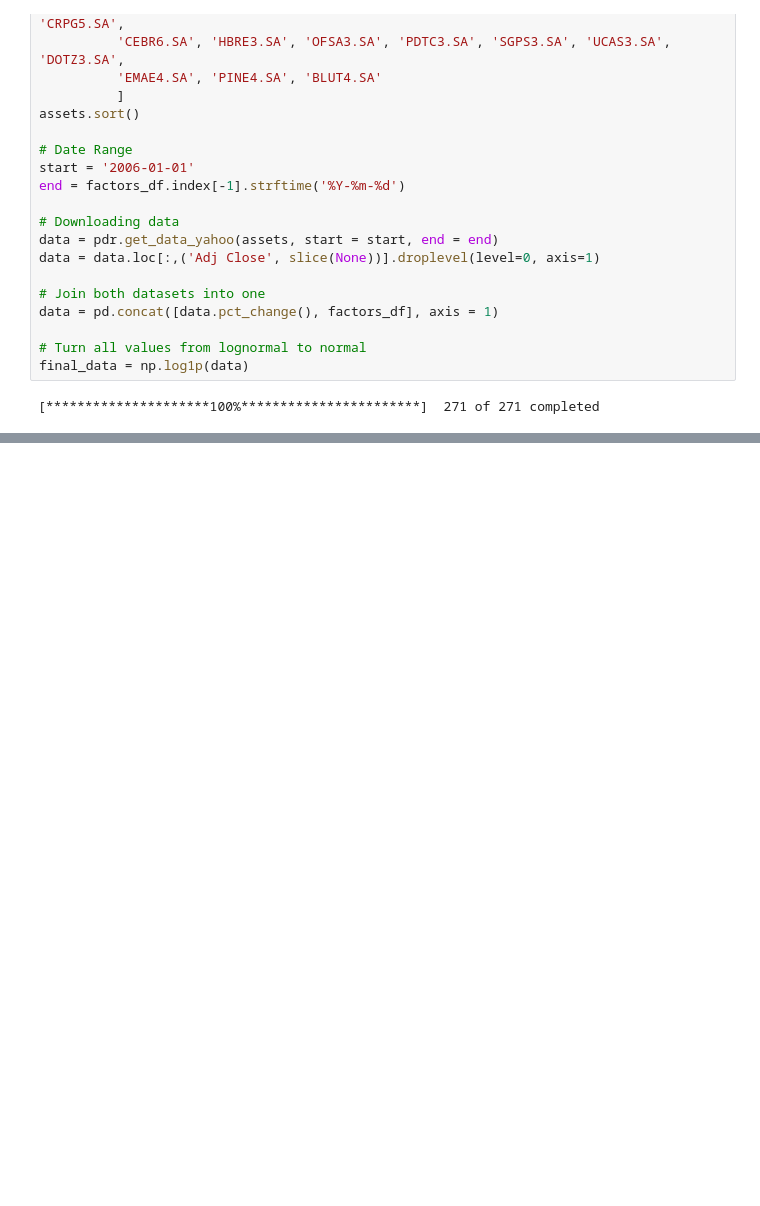
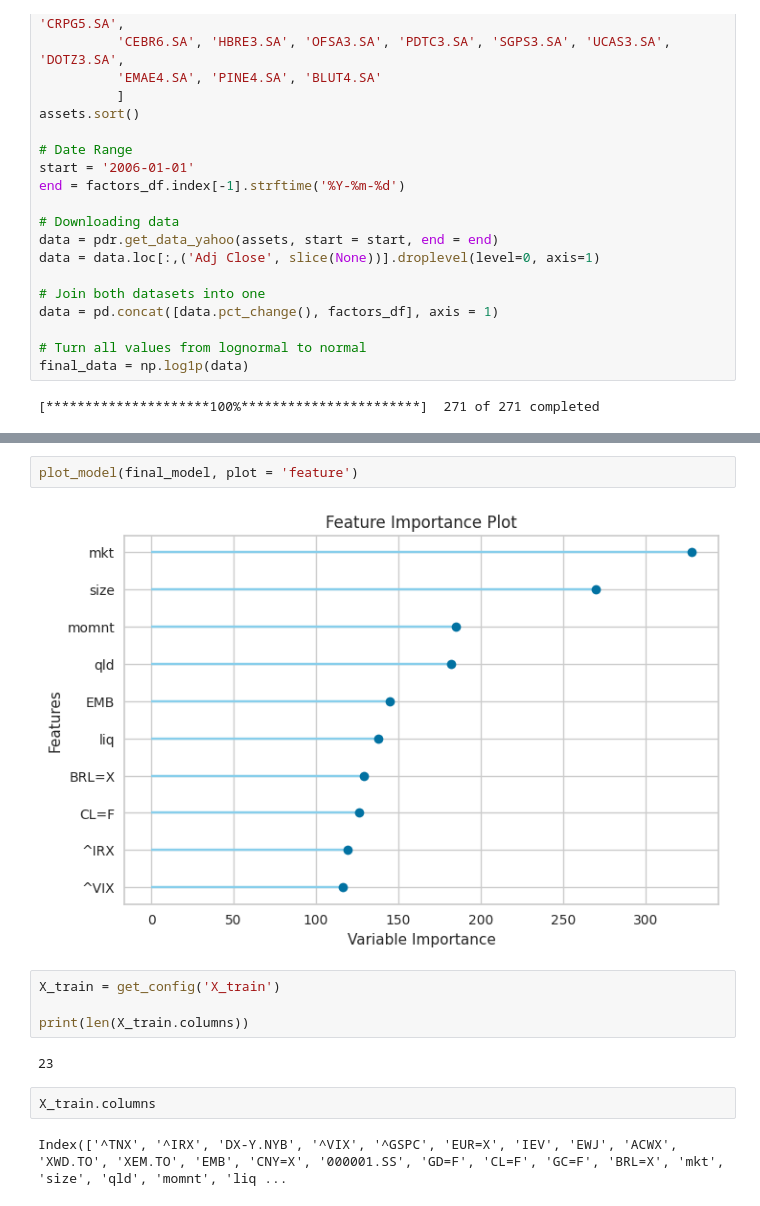
Before and after one commit to vinicius-vargas/robust-market-screener, a Jupyter notebook: market_predictors_selection.ipynb, the cells around one changed output, grey strips where cells are left out. Drawn from its saved outputs; the diff is of its cells as text; blank space fills up the shorter version.

```diff
--- a/market_predictors_selection.ipynb
+++ b/market_predictors_selection.ipynb
@@ -338,2 +320,16 @@ INFO:logs:plot_model() succesfully completed....................................
+# %%
+plot_model(final_model, plot = 'feature')
+# %% [output]
+[figure, added]
+# %%
+X_train = get_config('X_train')
+
+print(len(X_train.columns))
+# %% [output]
+23
+# %%
+X_train.columns
+# %% [output]
+Index(['^TNX', '^IRX', 'DX-Y.NYB', '^VIX', '^GSPC', 'EUR=X', 'IEV', 'EWJ', 'ACWX', 'XWD.TO', 'XEM.TO', 'EMB', 'CNY=X', '000001.SS', 'GD=F', 'CL=F', 'GC=F', 'BRL=X', 'mkt', 'size', 'qld', 'momnt', 'liq ...
 # %%
 ### Feature Selection with Boruta Shap
```
Also changed, not shown: parts of 29 cells of this notebook.
